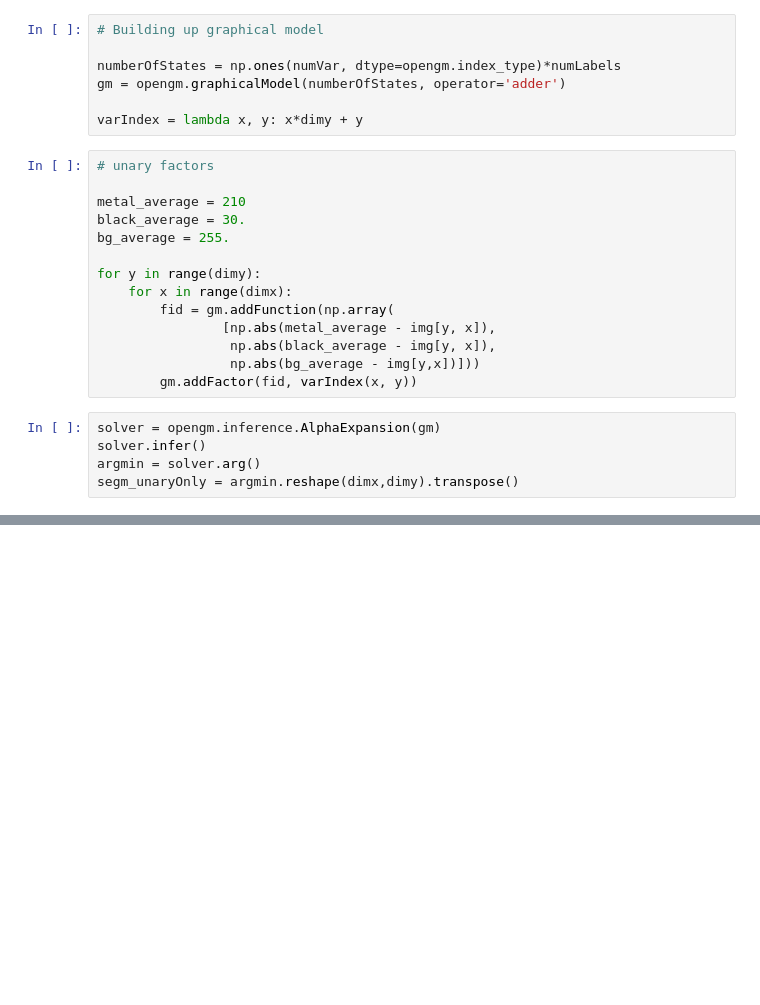
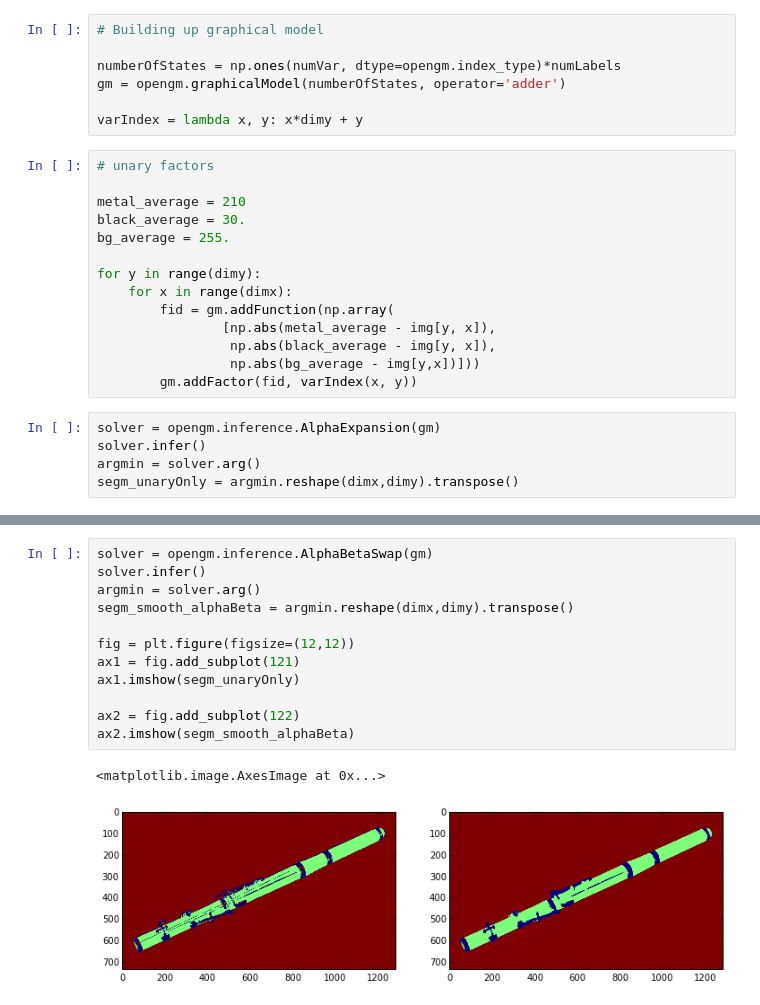
Before and after one commit to JanLL/seminar, a Jupyter notebook: code/segmentation-flute2.ipynb, the cells around one changed output, grey strips where cells are left out. Drawn from its saved outputs; the diff is of its cells as text; blank space fills up the shorter version.

```diff
--- a/code/segmentation-flute2.ipynb
+++ b/code/segmentation-flute2.ipynb
@@ -90,0 +82,15 @@ ax2.imshow(segm_smooth)
+# %%
+solver = opengm.inference.AlphaBetaSwap(gm)
+solver.infer()
+argmin = solver.arg()
+segm_smooth_alphaBeta = argmin.reshape(dimx,dimy).transpose()
+
+fig = plt.figure(figsize=(12,12))
+ax1 = fig.add_subplot(121)
+ax1.imshow(segm_unaryOnly)
+
+ax2 = fig.add_subplot(122)
+ax2.imshow(segm_smooth_alphaBeta)
+# %% [output]
+<matplotlib.image.AxesImage at 0x...>
+[figure, added]
```
Also changed, not shown: parts of 4 cells of this notebook, 1 other file.
